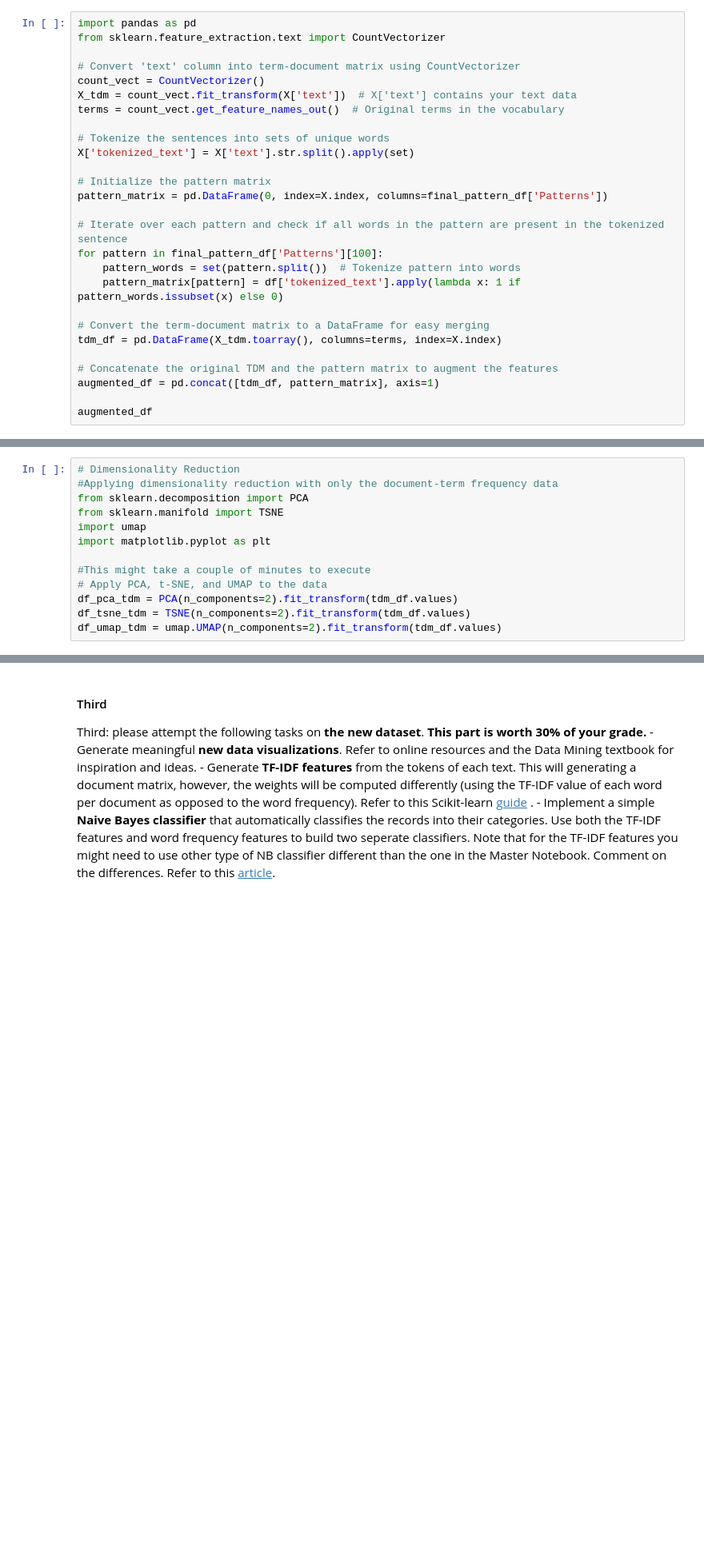
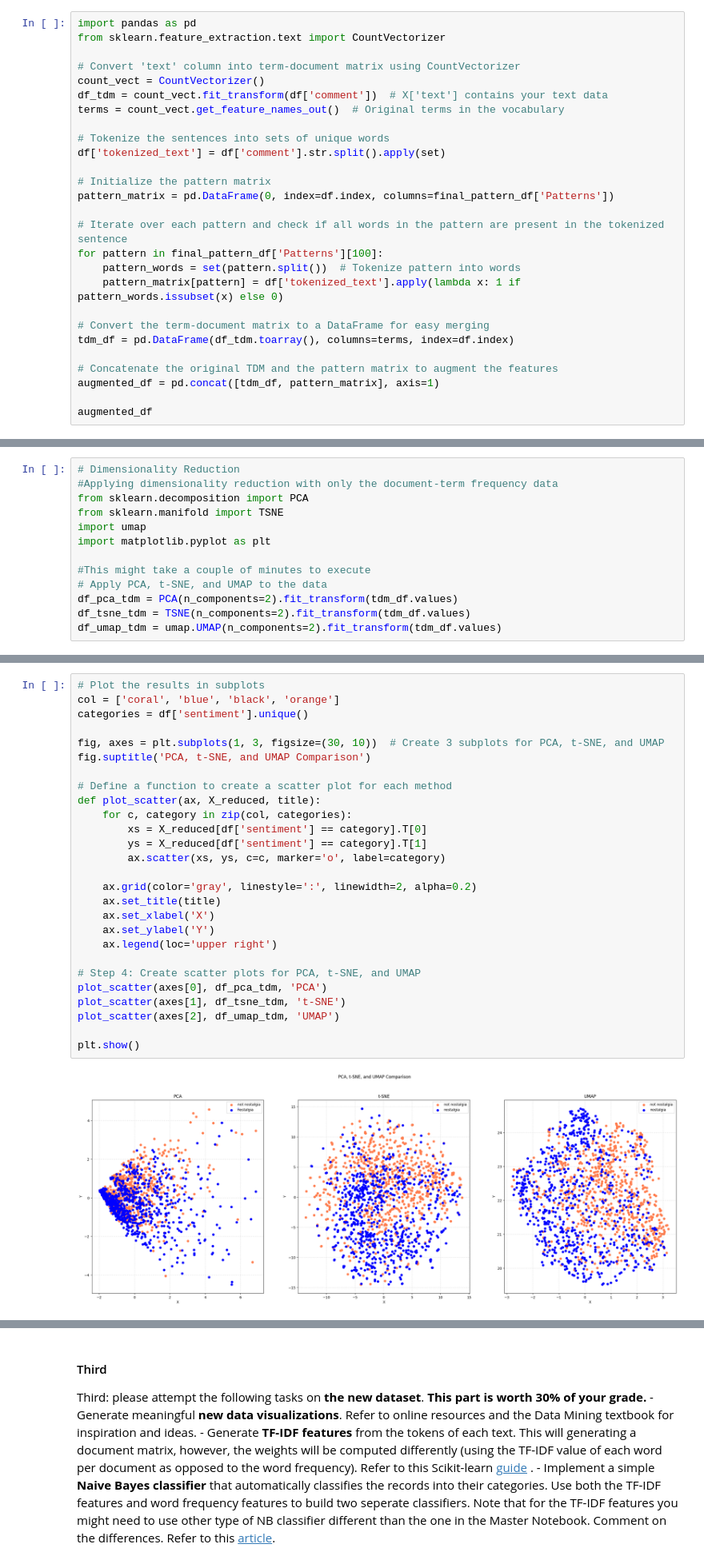
Before and after one commit to dabbie109303501/DM2024-Lab1-Homework, a Jupyter notebook: DM2024-Lab1-Homework.ipynb, the cells around one changed output, grey strips where cells are left out. Shown at 80% size. Cells and saved outputs as stored; diff of their text form; blank space fills up the shorter version.

```diff
--- a/DM2024-Lab1-Homework.ipynb
+++ b/DM2024-Lab1-Homework.ipynb
@@ -436,14 +506,14 @@ from sklearn.feature_extraction.text import CountVectorizer
 
 # Convert 'text' column into term-document matrix using CountVectorizer
 count_vect = CountVectorizer()
-X_tdm = count_vect.fit_transform(X['text'])  # X['text'] contains your text data
+df_tdm = count_vect.fit_transform(df['comment'])  # X['text'] contains your text data
 terms = count_vect.get_feature_names_out()  # Original terms in the vocabulary
 
 # Tokenize the sentences into sets of unique words
-X['tokenized_text'] = X['text'].str.split().apply(set)
+df['tokenized_text'] = df['comment'].str.split().apply(set)
 
 # Initialize the pattern matrix
-pattern_matrix = pd.DataFrame(0, index=X.index, columns=final_pattern_df['Patterns'])
+pattern_matrix = pd.DataFrame(0, index=df.index, columns=final_pattern_df['Patterns'])
 
 # Iterate over each pattern and check if all words in the pattern are present in the tokenized sentence
 for pattern in final_pattern_df['Patterns'][100]:
@@ -451,7 +521,7 @@ for pattern in final_pattern_df['Patterns'][100]:
     pattern_matrix[pattern] = df['tokenized_text'].apply(lambda x: 1 if pattern_words.issubset(x) else 0)
 
 # Convert the term-document matrix to a DataFrame for easy merging
-tdm_df = pd.DataFrame(X_tdm.toarray(), columns=terms, index=X.index)
+tdm_df = pd.DataFrame(df_tdm.toarray(), columns=terms, index=df.index)
 
 # Concatenate the original TDM and the pattern matrix to augment the features
 augmented_df = pd.concat([tdm_df, pattern_matrix], axis=1)
@@ -512,0 +557,29 @@ print(f"Number of patterns discarded: {discarded_patterns_count}")
+# %%
+# Plot the results in subplots
+col = ['coral', 'blue', 'black', 'orange']
+categories = df['sentiment'].unique()
+
+fig, axes = plt.subplots(1, 3, figsize=(30, 10))  # Create 3 subplots for PCA, t-SNE, and UMAP
+fig.suptitle('PCA, t-SNE, and UMAP Comparison')
+
+# Define a function to create a scatter plot for each method
+def plot_scatter(ax, X_reduced, title):
+    for c, category in zip(col, categories):
+        xs = X_reduced[df['sentiment'] == category].T[0]
+        ys = X_reduced[df['sentiment'] == category].T[1]
+        ax.scatter(xs, ys, c=c, marker='o', label=category)
+
+    ax.grid(color='gray', linestyle=':', linewidth=2, alpha=0.2)
+    ax.set_title(title)
+    ax.set_xlabel('X')
+    ax.set_ylabel('Y')
+    ax.legend(loc='upper right')
+
+# Step 4: Create scatter plots for PCA, t-SNE, and UMAP
+plot_scatter(axes[0], df_pca_tdm, 'PCA')
+plot_scatter(axes[1], df_tsne_tdm, 't-SNE')
+plot_scatter(axes[2], df_umap_tdm, 'UMAP')
+
+plt.show()
+# %% [output]
+[figure, added]
```
Also changed, not shown: parts of 13 cells of this notebook.
